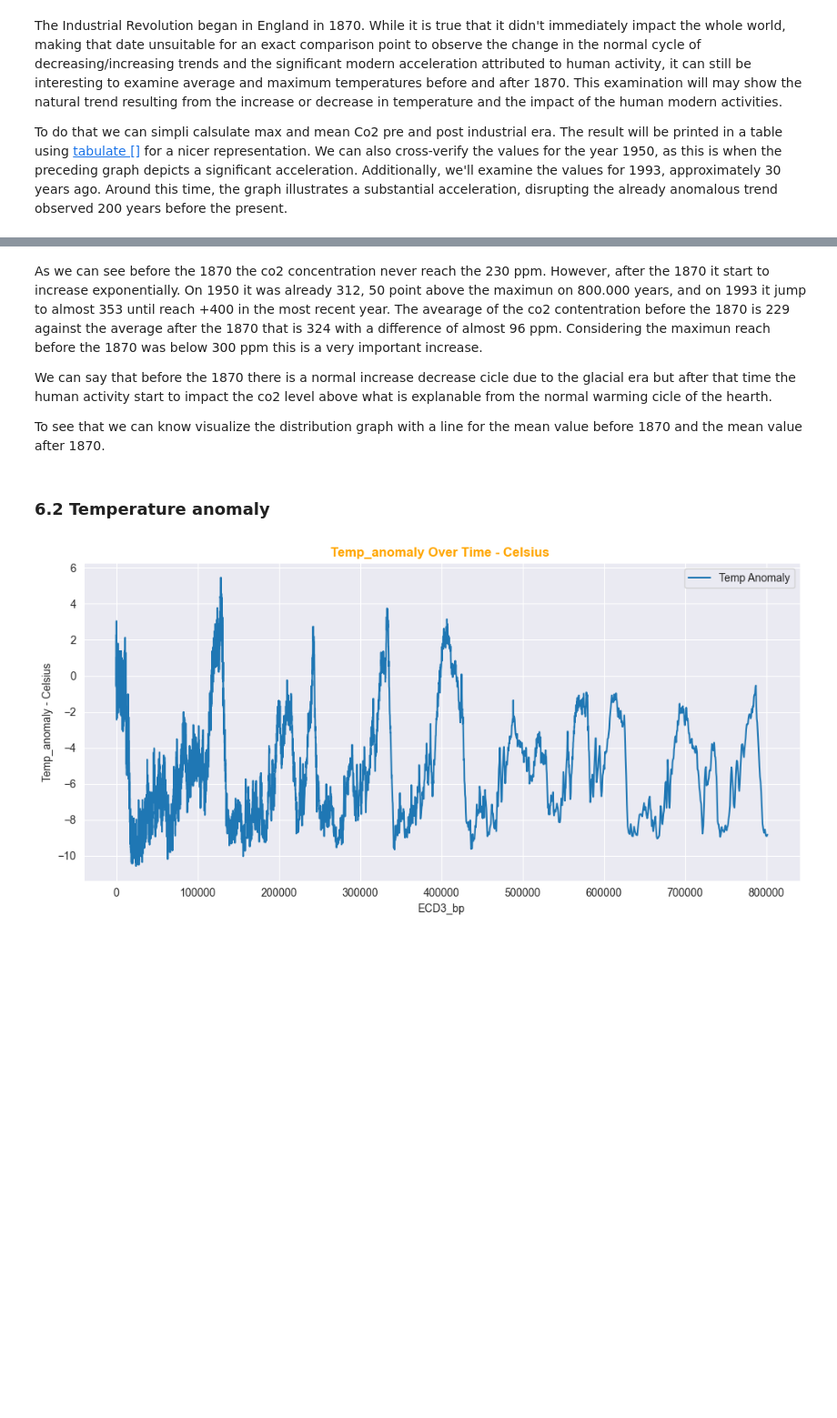
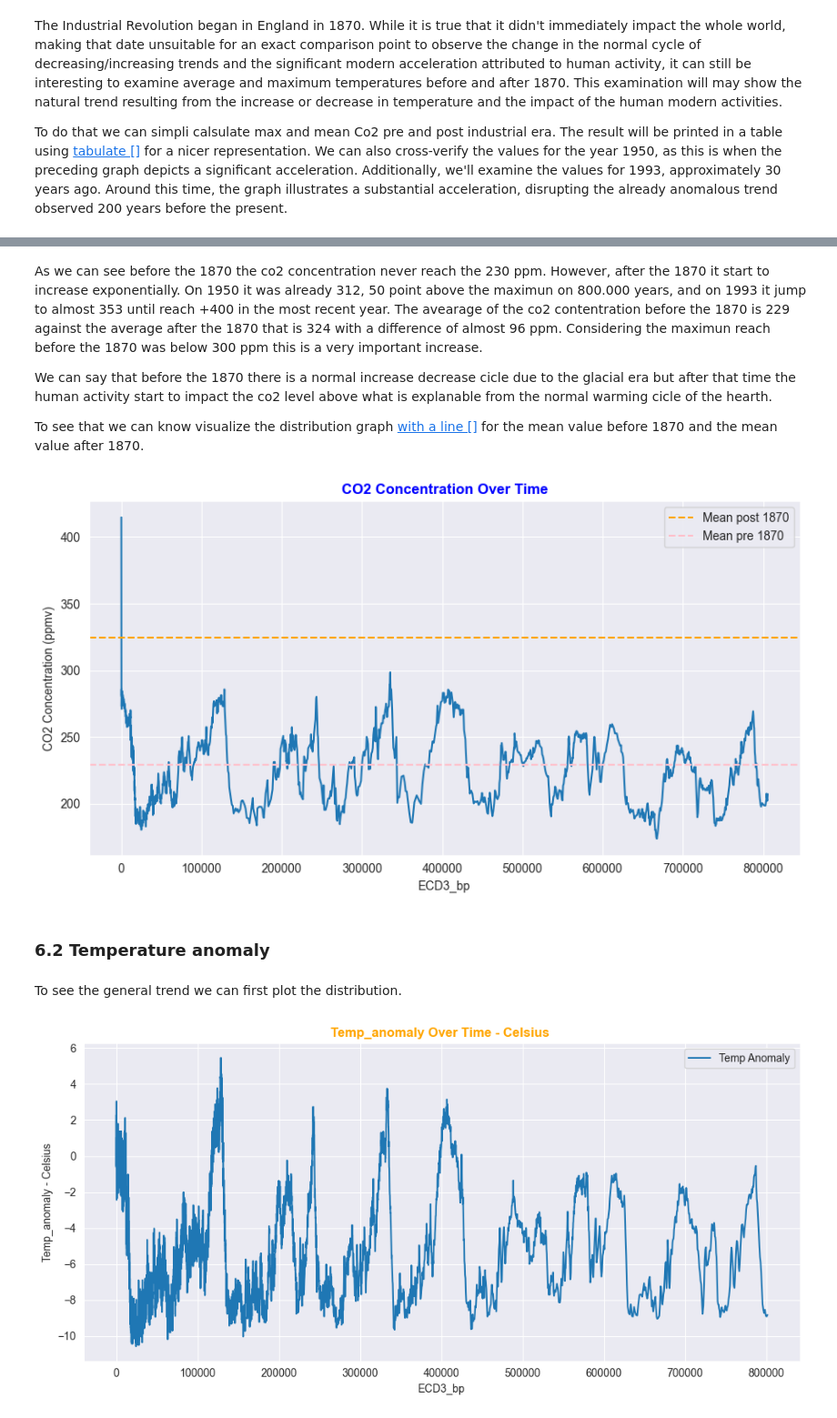
Before and after one commit to Cecilia8989/PfDA_Project2, a Jupyter notebook: pfda_project2.ipynb, the cells around one changed output, grey strips where cells are left out. Shown at 91% size. Saved outputs shown, nothing was run; the diff lists cells and outputs as text; code cells hidden in the pictures; blank space fills up the shorter version.

```diff
--- a/pfda_project2.ipynb
+++ b/pfda_project2.ipynb
@@ -1434,32 +1449,34 @@ The avearage of the co2 contentration before the 1870 is 229 against the average
 
 We can say that before the 1870 there is a normal increase decrease cicle due to the glacial era but after that time the human activity start to impact the co2 level above what is explanable from the normal warming cicle of the hearth.
 
-To see that we can know visualize the distribution graph with a line for the mean value before 1870 and the mean value after 1870.
+To see that we can know visualize the distribution graph [with a line []](https://www.geeksforgeeks.org/matplotlib-pyplot-axhline-in-python/) for the mean value before 1870 and the mean value after 1870.
 # %%
 # Set the figure size
 plt.figure(figsize=(9, 5))
 
 # Create a line plot
 sns.lineplot(x='ECD3_bp', y='CO2 (ppmv)', data=co2_df)
 
 # Calculate and plot the post 1870
 plt.axhline(y=average_post_1870, color='orange', linestyle='--', label='Mean post 1870')
 
 # Calculate and plot the average from 1850
 plt.axhline(y=average_pre_1870, color='pink', linestyle='--', label='Mean pre 1870')
 
 # Add labels and title
 plt.xlabel('ECD3_bp')
 plt.ylabel('CO2 Concentration (ppmv)')
-plt.title('CO2 Concentration Over Time - Bereiter ', fontweight='bold', color='blue')
+plt.title('CO2 Concentration Over Time', fontweight='bold', color='blue')
 
 # Show legend
 plt.legend()
 
 # Improve spacing for better aesthetics
 plt.tight_layout()
 
 # Display the plot
 plt.show()
+# %% [output]
+[figure, added]
 # %% [markdown]
 ### 6.2 Temperature anomaly
@@ -1468,3 +1483,5 @@ temp_anomality_df_from300 = temp_anomality_df.loc[temp_anomality_df['Year']>=300
+# %% [markdown]
+To see the general trend we can first plot the distribution.
 # %%
 # Plotting Temp_anomality concentration against ECD3_bp
 
```
Also changed, not shown: parts of 36 cells of this notebook.
